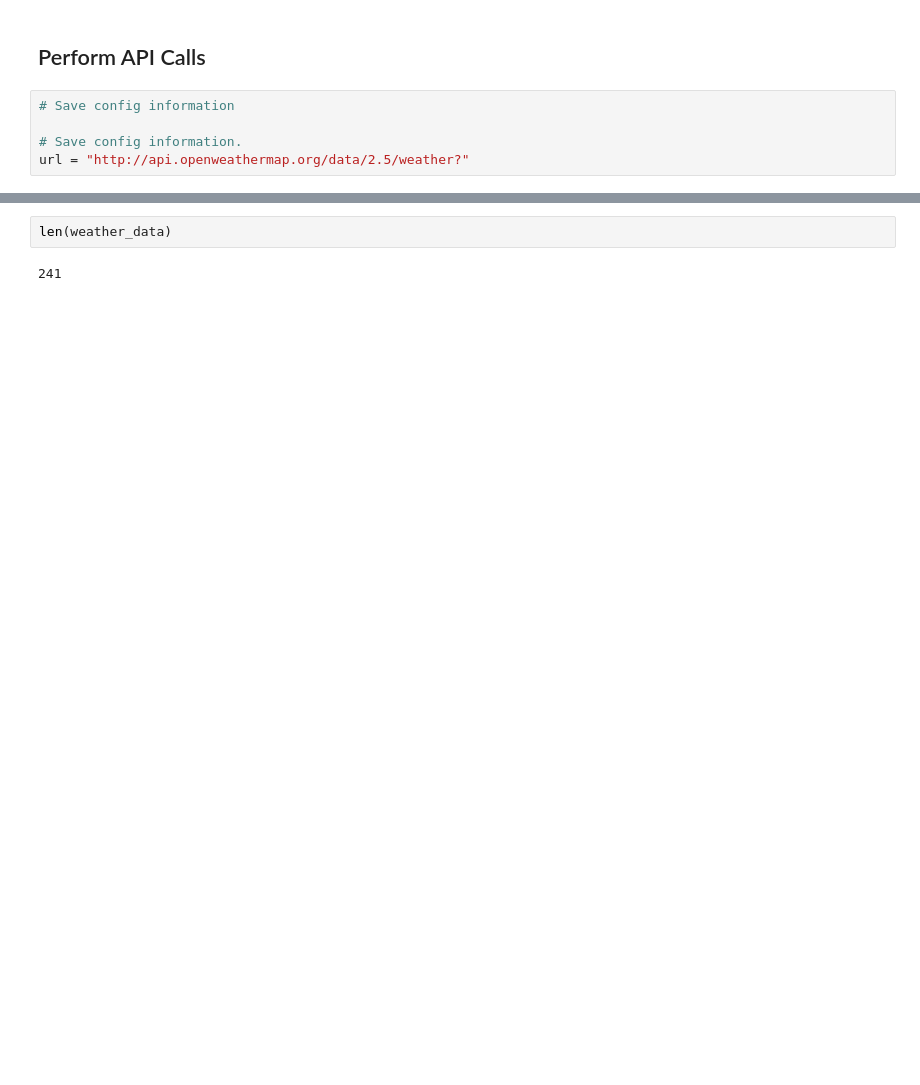
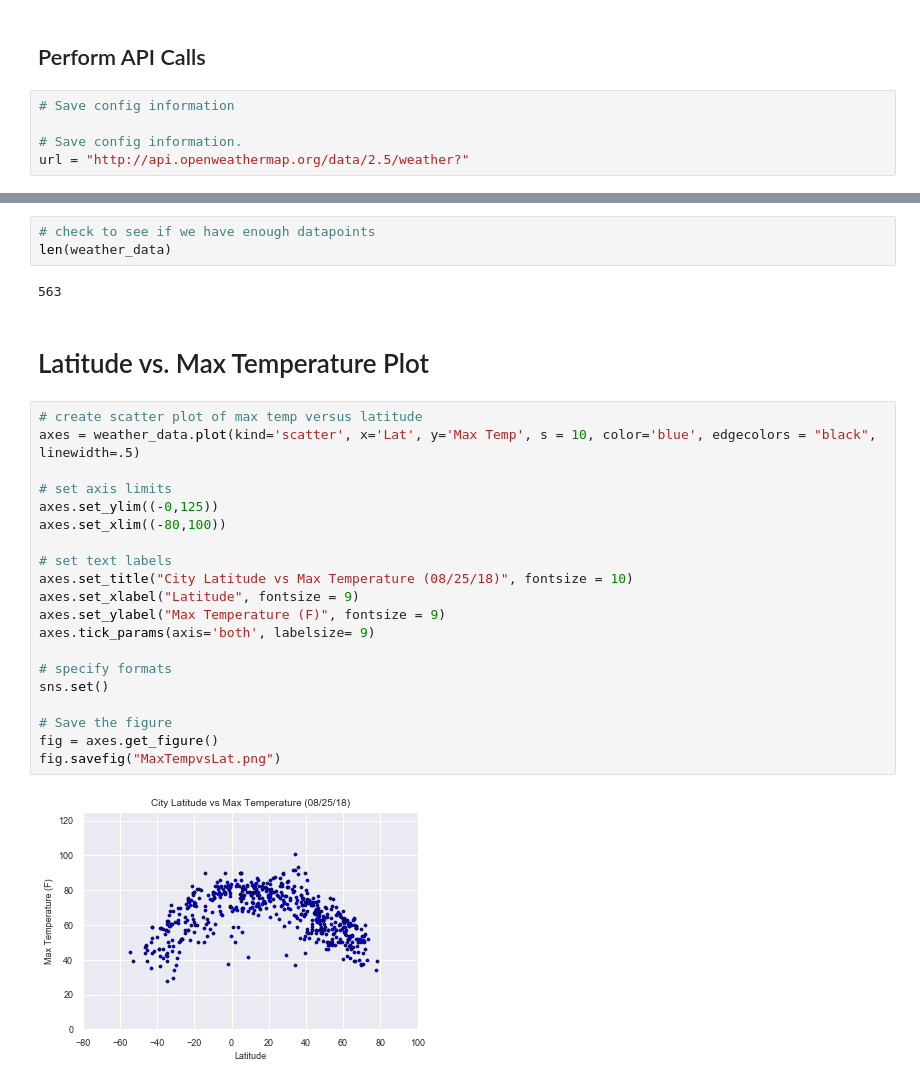
Before and after one commit to troy-bailey/Weather-Trends-Analysis, a Jupyter notebook: Weather_vs_Latitude.ipynb, the cells around one changed output, grey strips where cells are left out. Cells and saved outputs as stored; diff of their text form; blank space fills up the shorter version.

```diff
--- a/Weather_vs_Latitude.ipynb
+++ b/Weather_vs_Latitude.ipynb
@@ -127,4 +126,29 @@ weather_data.head()
-# %%
-len(weather_data)
-# %% [output]
-241
+# %%
+# check to see if we have enough datapoints
+len(weather_data)
+# %% [output]
+563
+# %% [markdown]
+# Latitude vs. Max Temperature Plot
+# %%
+# create scatter plot of max temp versus latitude
+axes = weather_data.plot(kind='scatter', x='Lat', y='Max Temp', s = 10, color='blue', edgecolors = "black", linewidth=.5)
+
+# set axis limits
+axes.set_ylim((-0,125))
+axes.set_xlim((-80,100))
+
+# set text labels
+axes.set_title("City Latitude vs Max Temperature (08/25/18)", fontsize = 10)
+axes.set_xlabel("Latitude", fontsize = 9)
+axes.set_ylabel("Max Temperature (F)", fontsize = 9)
+axes.tick_params(axis='both', labelsize= 9)
+
+# specify formats
+sns.set()
+
+# Save the figure
+fig = axes.get_figure()
+fig.savefig("MaxTempvsLat.png")
+# %% [output]
+[figure, added]
```
Also changed, not shown: parts of 17 cells of this notebook, 5 other files.
